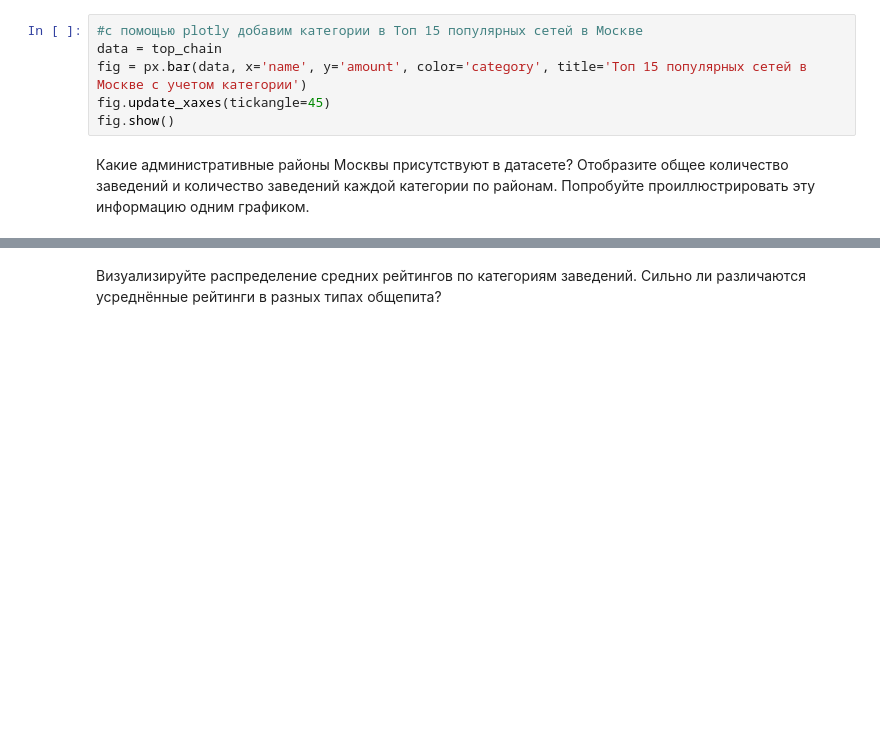
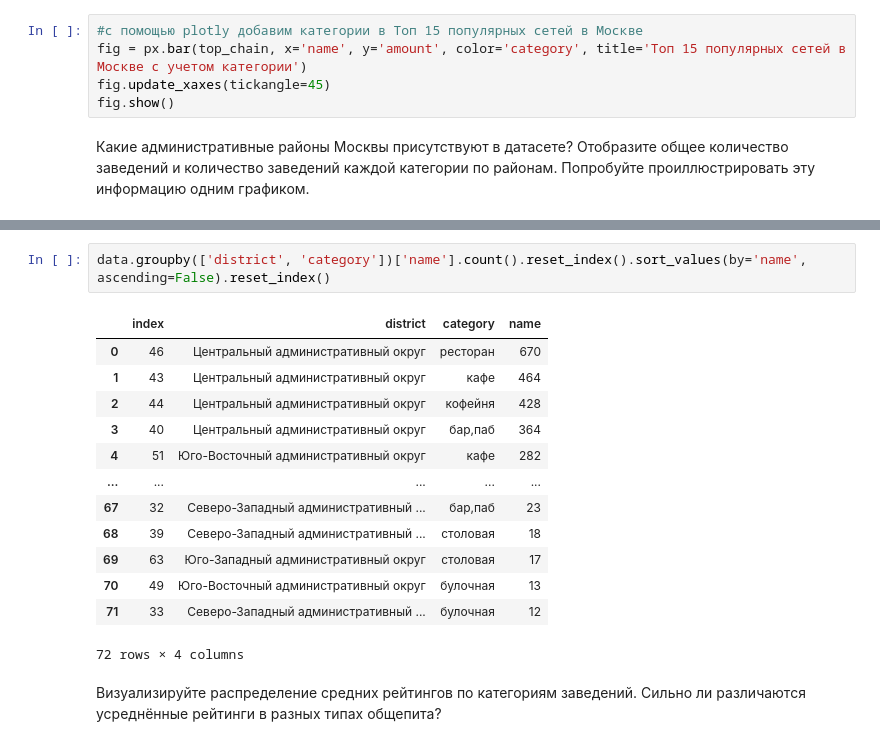
Before and after one commit to akirionenko/research-of-the-public-catering-market-in-Moscow-, a Jupyter notebook: проект_11.ipynb, the cells around one changed output, grey strips where cells are left out. Saved outputs shown, nothing was run; the diff lists cells and outputs as text; blank space fills up the shorter version.

```diff
--- a/проект_11.ipynb
+++ b/проект_11.ipynb
@@ -275,8 +275,7 @@ plt.xticks(rotation=90);
 [figure]
 # %%
 #с помощью plotly добавим категории в Топ 15 популярных сетей в Москве
-data = top_chain
-fig = px.bar(data, x='name', y='amount', color='category', title='Топ 15 популярных сетей в Москве с учетом категории')
+fig = px.bar(top_chain, x='name', y='amount', color='category', title='Топ 15 популярных сетей в Москве с учетом категории')
 fig.update_xaxes(tickangle=45)
 fig.show()
 # %% [markdown]
@@ -284,3 +302,19 @@ fig.show()
+# %%
+data.groupby(['district', 'category'])['name'].count().reset_index().sort_values(by='name', ascending=False).reset_index()
+# %% [output]
+|  | index | district | category | name |
+| 0 | 46 | Центральный административный округ | ресторан | 670 |
+| 1 | 43 | Центральный административный округ | кафе | 464 |
+| 2 | 44 | Центральный административный округ | кофейня | 428 |
+| 3 | 40 | Центральный административный округ | бар,паб | 364 |
+| 4 | 51 | Юго-Восточный административный округ | кафе | 282 |
+| ... | ... | ... | ... | ... |
+| 67 | 32 | Северо-Западный административный ... | бар,паб | 23 |
+| 68 | 39 | Северо-Западный административный ... | столовая | 18 |
+| 69 | 63 | Юго-Западный административный округ | столовая | 17 |
+| 70 | 49 | Юго-Восточный административный округ | булочная | 13 |
+| 71 | 33 | Северо-Западный административный ... | булочная | 12 |
+72 rows × 4 columns
 # %% [markdown]
 Визуализируйте распределение средних рейтингов по категориям заведений. Сильно ли различаются усреднённые рейтинги в разных типах общепита?
 # %% [markdown]
```
Also changed, not shown: parts of 2 cells of this notebook.
